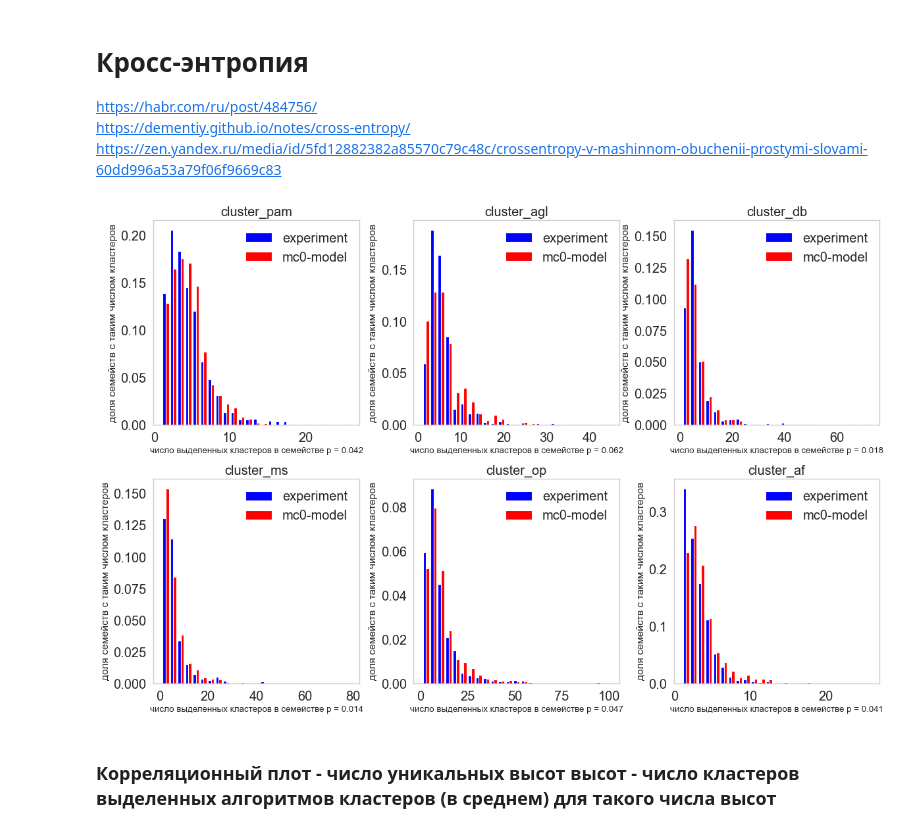
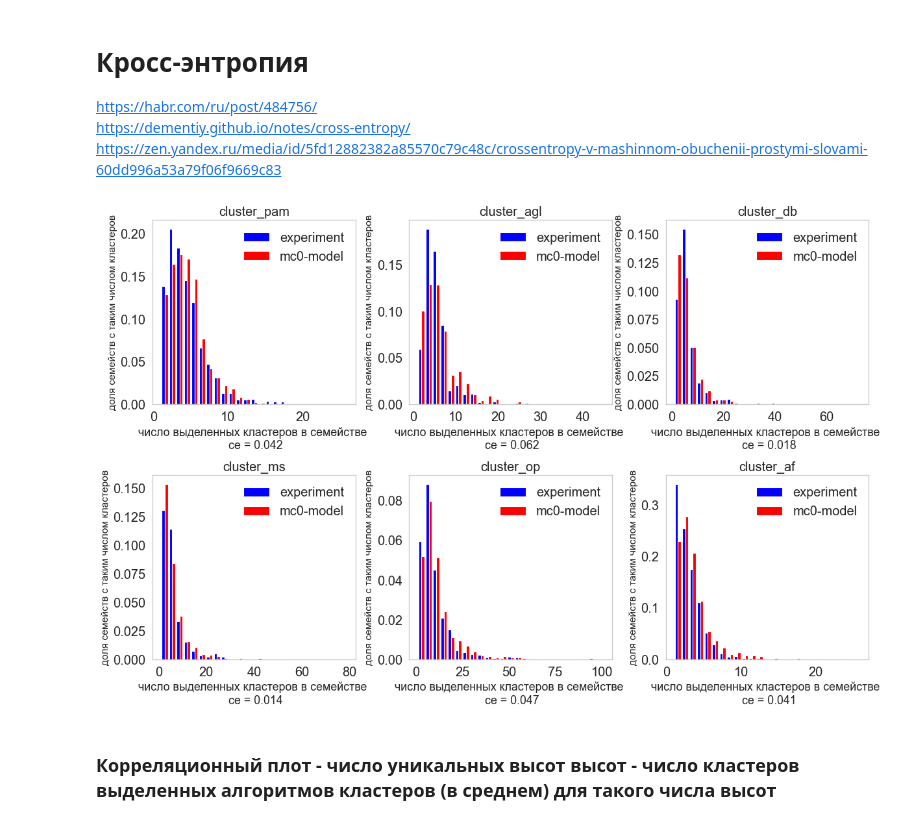
Before and after one commit to MaryIzo/coursework, a Jupyter notebook: 7_clustering_labels.ipynb, the cells around one changed output. Saved outputs shown, nothing was run; the diff lists cells and outputs as text; code cells hidden in the pictures.

Commit message:
graph change

```diff
--- a/7_clustering_labels.ipynb
+++ b/7_clustering_labels.ipynb
@@ -312,34 +316,34 @@ def psi(expected_array, actual_array, buckets=10):
 # %%
 algorithm = ['cluster_pam', 'cluster_agl', 'cluster_db', 'cluster_ms', 'cluster_op',  'cluster_af']
 
 fig = plt.figure(figsize=(15, 10), dpi=80)
 plt.rcParams.update(params)
 
 for i in range(6):
 
     uniq_h_old = unique_clust(clustered_df_old, ' num_of_family', algorithm[i])
     uniq_h_exp = unique_clust(clustered_df_exp, ' num_of_fam', algorithm[i])
     # stat, p = np.around(mannwhitneyu(uniq_h_old, uniq_h_exp), 3)
     p = round(psi(uniq_h_old, uniq_h_exp),3)
 
     plt.subplot(2, 3, i+1)
     plt.rcParams.update(params)
     plt.title(algorithm[i])
 
     plt.hist([uniq_h_exp, uniq_h_old], bins = 25, density = True, label=['experiment', 'mc0-model'],
              color = ["blue" , "red"])
 #     plt.hist(uniq_h_old, bins=50, density=True, alpha=0.8, color='blue', label='mc0-model')
 #     plt.hist(uniq_h_exp, bins=50, density=True, alpha=0.8, color='green', label='experiment')
 
     plt.grid()
     plt.legend()
-    plt.xlabel(f'число выделенных кластеров в семействе p = {p}', size=12)
+    plt.xlabel(f'число выделенных кластеров в семействе \n ce = {p}', size=16)
     plt.ylabel('доля семейств с таким числом кластеров', size=14)
 
 plt.tight_layout()
 plt.savefig(f'images/clustering_h/mc0_exp.png')
 # %% [output]
-[figure, old version]
+[figure, new version]
 # %% [markdown]
 ### Корреляционный плот - число уникальных высот высот - число кластеров выделенных алгоритмов кластеров (в среднем) для такого числа высот
 # %%
```
Also changed, not shown: parts of 8 cells of this notebook.
